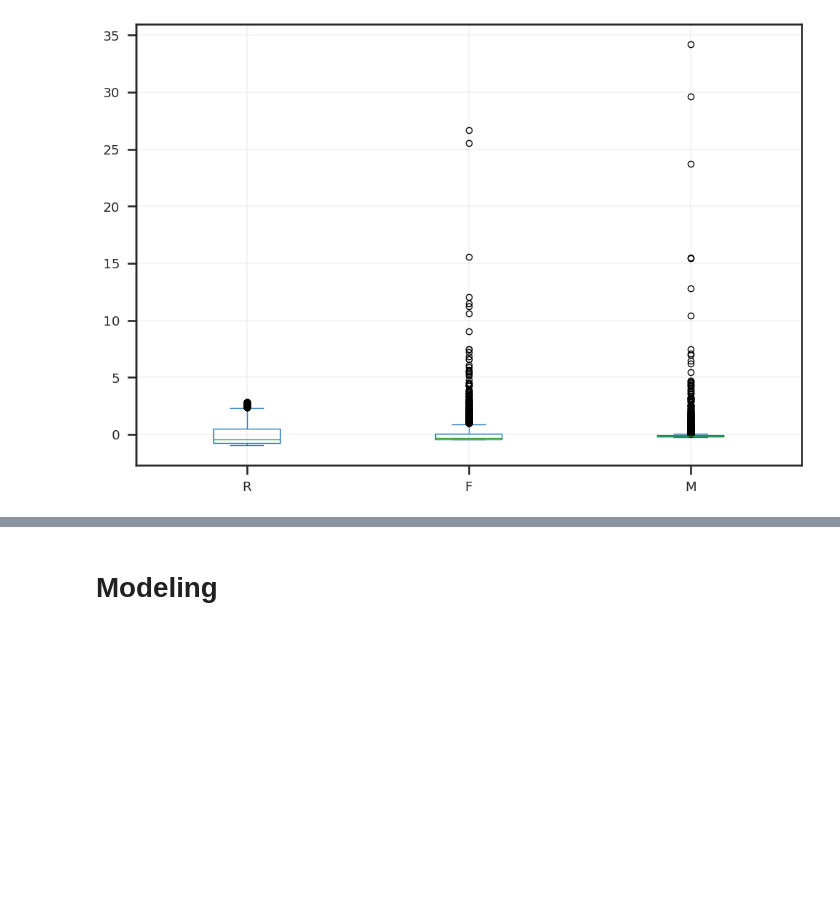
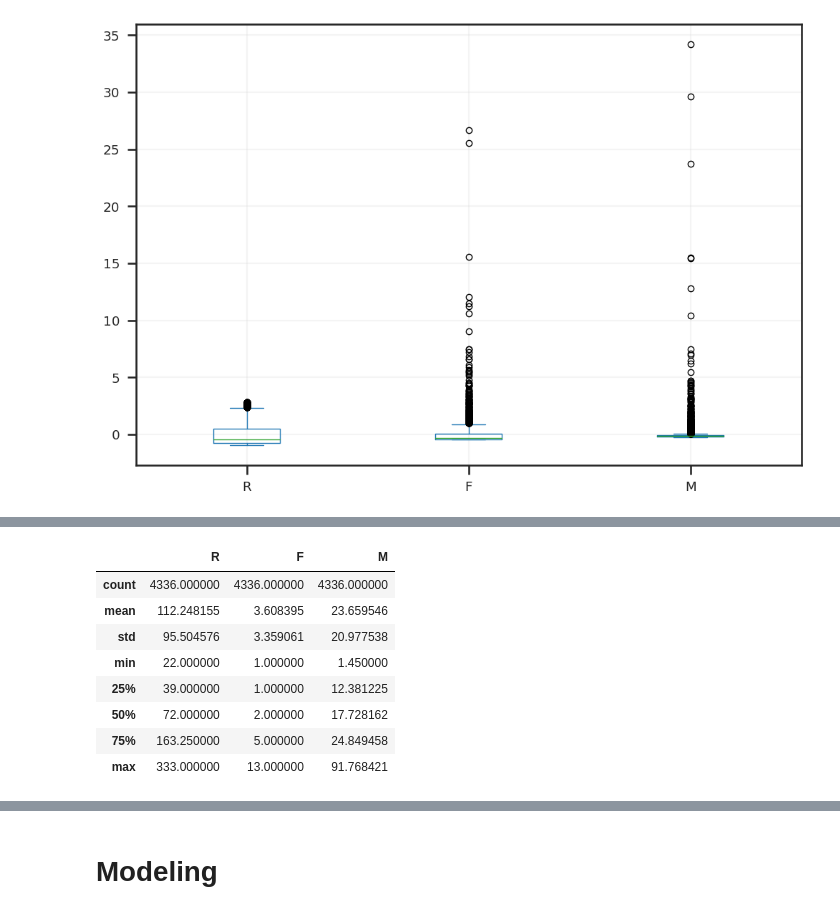
Before and after one commit to GTBelini22/Estudo_Ciencia_de_dados, a Jupyter notebook: Desafio Cluster/Desafio_Final_Cluster.ipynb, the cells around one changed output, grey strips where cells are left out. Saved outputs shown, nothing was run; the diff lists cells and outputs as text; code cells hidden in the pictures; blank space fills up the shorter version.

```diff
--- a/Desafio Cluster/Desafio_Final_Cluster.ipynb
+++ b/Desafio Cluster/Desafio_Final_Cluster.ipynb
@@ -347,0 +382,14 @@ scaler = PowerTransformer()
+# %%
+# limitando os valores a 95% em vez dos 100% que pareciam estar contendo outliers
+df_rfm_clip = df_rfm.apply(lambda x: x.clip(upper=x.quantile(.95)))
+df_rfm_clip.describe()
+# %% [output]
+|  | R | F | M |
+| count | 4336.000000 | 4336.000000 | 4336.000000 |
+| mean | 112.248155 | 3.608395 | 23.659546 |
+| std | 95.504576 | 3.359061 | 20.977538 |
+| min | 22.000000 | 1.000000 | 1.450000 |
+| 25% | 39.000000 | 1.000000 | 12.381225 |
+| 50% | 72.000000 | 2.000000 | 17.728162 |
+| 75% | 163.250000 | 5.000000 | 24.849458 |
+| max | 333.000000 | 13.000000 | 91.768421 |
```
Also changed, not shown: parts of 5 cells of this notebook.
